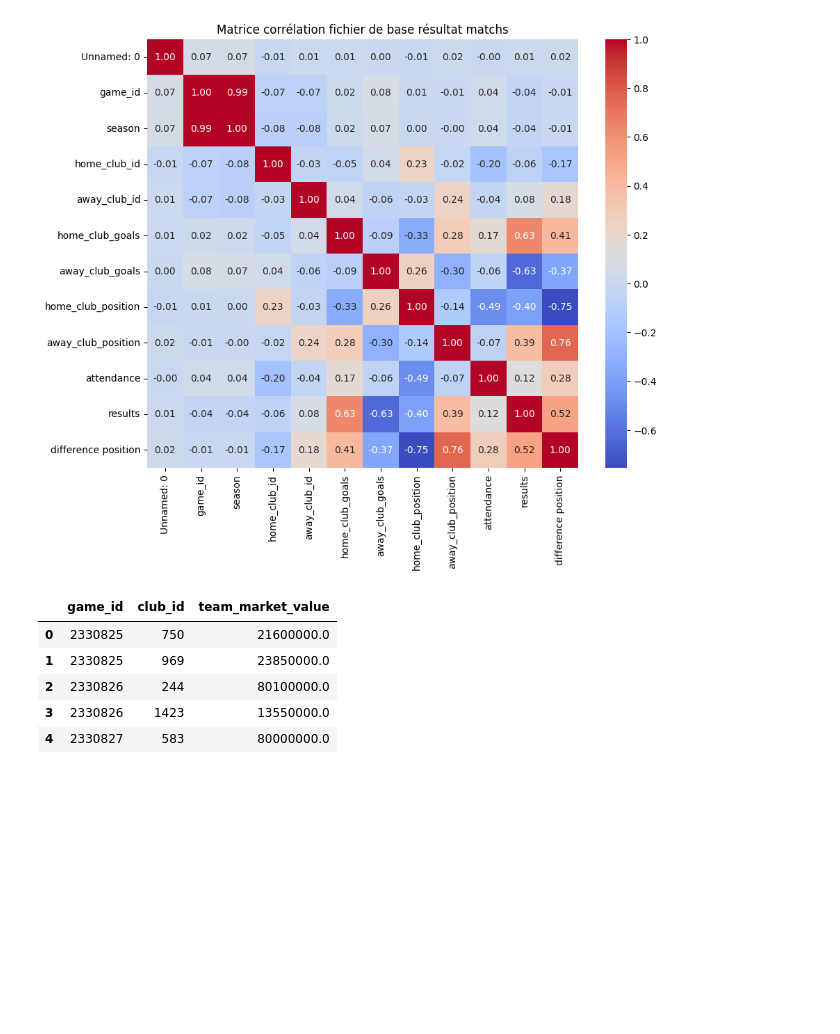
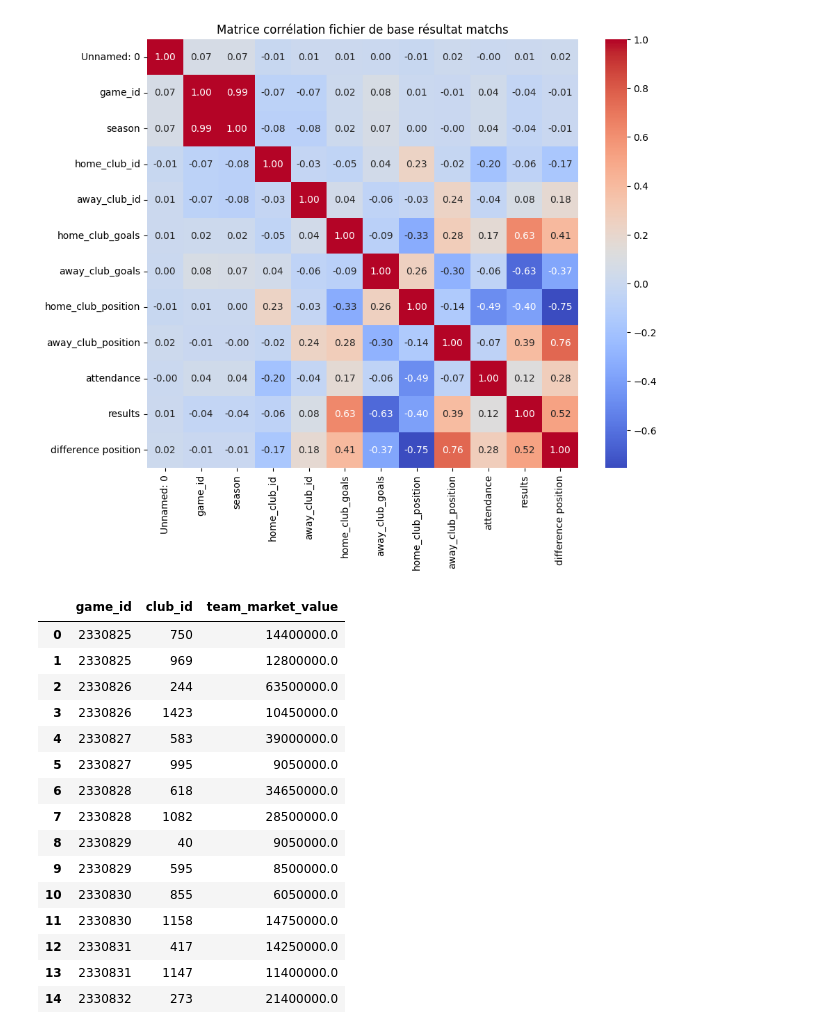
Before and after one commit to AntoninChevalier/Winunmax, a Jupyter notebook: notebooks/exploration.ipynb, the cells around one changed output. Cells and saved outputs as stored; diff of their text form; code cells hidden in the pictures; blank space fills up the shorter version.

```diff
--- a/notebooks/exploration.ipynb
+++ b/notebooks/exploration.ipynb
@@ -181,24 +185,35 @@ nettoyage.afficher_matrice_corrélation(df_resultat_matchs)
 # %%
-#Création d’un dataframe centralisé qui comporte plus d’information que df_resultat_matchs
 
-df_resultat_matchs_centralise = df_resultat_matchs.copy()
+#Calcul de la valorisation par équipe, ici seulement les 11 de départs
 
 #On remarque grâce aux .info() ci-dessus que les dates ne sont pas de type datetime
 df_valeur_joueurs["date"] = pd.to_datetime(df_valeur_joueurs["date"])
 df_composition_equipes["date"] = pd.to_datetime(df_composition_equipes["date"])
+#On va trier d’abord par player_id puis par date, mais également enlever les remplaçants du calcul de coût
 df_compo_triee = df_composition_equipes.sort_values(by=['player_id']).sort_values(by=["date"])
+df_compo_triee = df_compo_triee[df_compo_triee["type"] == "starting_lineup"]
 df_valeurs_triee = df_valeur_joueurs.sort_values(by=['player_id']).sort_values(by=["date"])
+
 df_compo_valeur = pd.merge_asof(df_compo_triee,df_valeurs_triee,on='date',by='player_id',direction='backward')
 df_valeur_equipes = df_compo_valeur.groupby(['game_id', 'club_id'])['market_value_in_eur'].sum().reset_index()
 df_valeur_equipes.rename(columns={'market_value_in_eur': 'team_market_value'}, inplace=True)
 
-
-df_valeur_equipes.head(5)
+df_valeur_equipes.head(15)
 # %% [output]
 |  | game_id | club_id | team_market_value |
-| 0 | 2330825 | 750 | 21600000.0 |
-| 1 | 2330825 | 969 | 23850000.0 |
-| 2 | 2330826 | 244 | 80100000.0 |
-| 3 | 2330826 | 1423 | 13550000.0 |
-| 4 | 2330827 | 583 | 80000000.0 |
+| 0 | 2330825 | 750 | 14400000.0 |
+| 1 | 2330825 | 969 | 12800000.0 |
+| 2 | 2330826 | 244 | 63500000.0 |
+| 3 | 2330826 | 1423 | 10450000.0 |
+| 4 | 2330827 | 583 | 39000000.0 |
+| 5 | 2330827 | 995 | 9050000.0 |
+| 6 | 2330828 | 618 | 34650000.0 |
+| 7 | 2330828 | 1082 | 28500000.0 |
+| 8 | 2330829 | 40 | 9050000.0 |
+| 9 | 2330829 | 595 | 8500000.0 |
+| 10 | 2330830 | 855 | 6050000.0 |
+| 11 | 2330830 | 1158 | 14750000.0 |
+| 12 | 2330831 | 417 | 14250000.0 |
+| 13 | 2330831 | 1147 | 11400000.0 |
+| 14 | 2330832 | 273 | 21400000.0 |
 # %%
```
Also changed, not shown: parts of 4 cells of this notebook.
